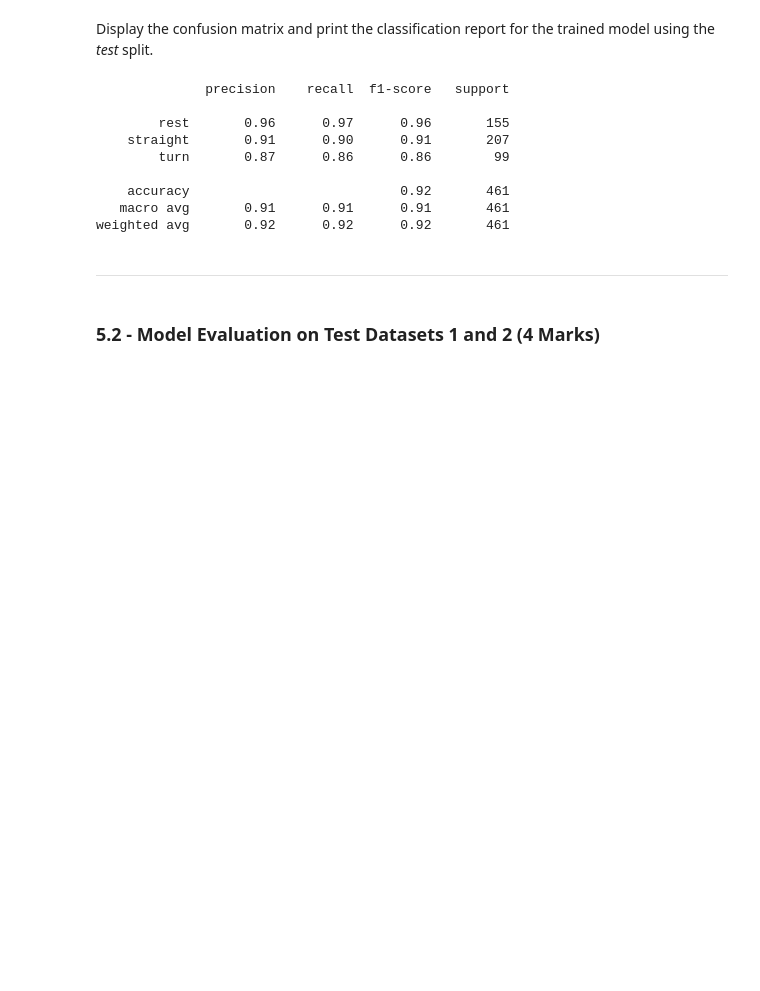
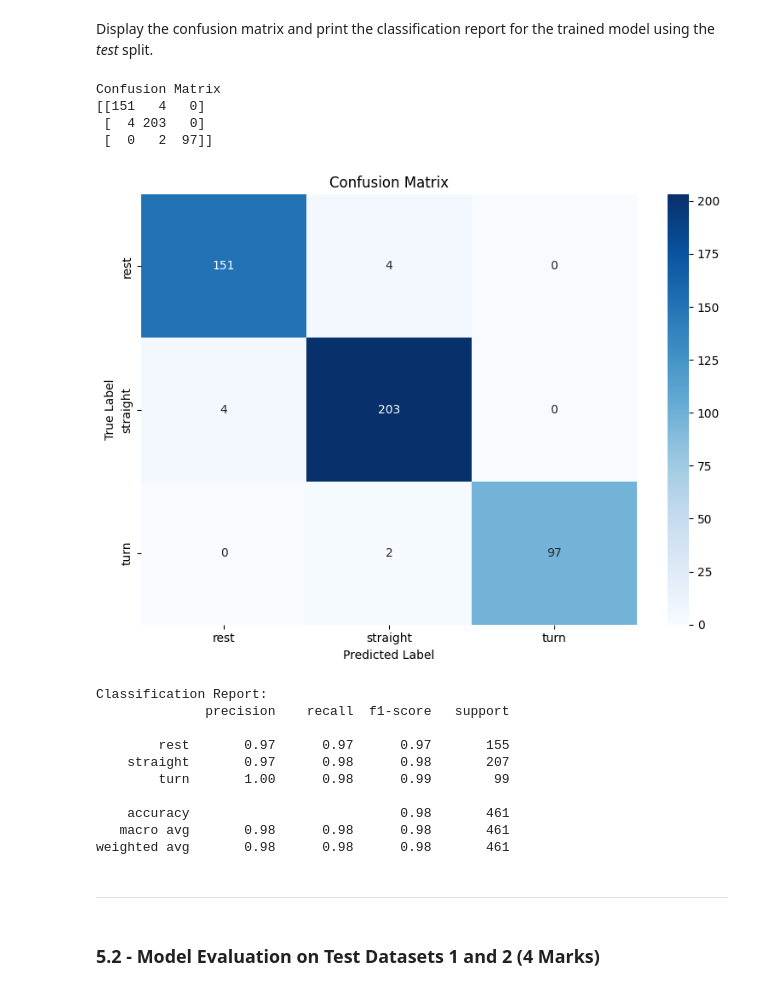
Before and after one commit to quinnledingham/engg680_2024_fall, a Jupyter notebook: Lab_Assignment4/VehicleMotionStateClassification.ipynb, the cells around one changed output. Cells and saved outputs as stored; diff of their text form; code cells hidden in the pictures; blank space fills up the shorter version.

```diff
--- a/Lab_Assignment4/VehicleMotionStateClassification.ipynb
+++ b/Lab_Assignment4/VehicleMotionStateClassification.ipynb
@@ -1220,6 +1106,5 @@ ___
 1.
 # %%
 # TODO - Load group selected features from cv_set to X
-# X =
+X = cv_set.drop('motion_state', axis=1)
 X.head(2)
-x = cv_set.drop('motion_state', axis=1)
@@ -1235,4 +1124,4 @@ ___
 Similar to the steps from **1.2.2** and perform model training and tuning using for the model selected. Perform the `train_test_split`, initiate a `Pipeline`, then define the *Parameters* for `GridSearchCV`. Finally, perfrom the grid search.
 # %%
 # TODO - Perform train/test split
-train_test_split(X, y, test_size=0.3, random_state=42, stratify=y)
+X_train, X_test, y_train, y_test = train_test_split(X, y, test_size=0.3, random_state=42, stratify=y)
@@ -1257,17 +1128,19 @@ train_test_split(X, y, test_size=0.3, random_state=42, stratify=y)
 # %%
 # Perform any missing imports
+from sklearn.ensemble import RandomForestClassifier
 
 # TODO - Initiate the pipeline
 # (1 mark)
-# pipe =
-pipe = Pipeline([('scaler', StandardScaler()), ('classifier', SVC())])
+pipe = Pipeline([('scaler', StandardScaler()), ('classifier', RandomForestClassifier(random_state=42))])
 # %%
 # TODO - Define the parameter grid for your model
 # (3 marks)
-# param_grid =
 param_grid = {
-    'classifier__C': [0.1, 1, 10],
-    'classifier__gamma': [0.1, 1, 10]}
+    'classifier__n_estimators': [50, 100, 200],
+    'classifier__max_depth': [None, 10, 20],
+    'classifier__min_samples_split': [2, 5],
+    'classifier__criterion': ['gini', 'entropy']
+}
 # %%
 # TODO - Perform the grid search
 grid = GridSearchCV(pipe, param_grid, cv=5, scoring='accuracy', return_train_score=True)
@@ -1311,17 +1182,26 @@ Test-set score: 0.92
 Display the confusion matrix and print the classification report for the trained model using the *test* split.
 # %%
 # TODO - Display confusion matrix and print classification report
-print(classification_report(y_test, grid.predict(X_test)))
+best_model = grid.best_estimator_
+X_pred = best_model.predict(X_test)
+
+display_cm_cr(y_test, X_pred)
 # %% [output]
-              precision    recall  f1-score   support
-
-        rest       0.96      0.97      0.96       155
-    straight       0.91      0.90      0.91       207
-        turn       0.87      0.86      0.86        99
-
-    accuracy                           0.92       461
-   macro avg       0.91      0.91      0.91       461
-weighted avg       0.92      0.92      0.92       461
+Confusion Matrix
+[[151   4   0]
+ [  4 203   0]
+ [  0   2  97]]
+[figure, added]
+Classification Report:
+              precision    recall  f1-score   support
+
+        rest       0.97      0.97      0.97       155
+    straight       0.97      0.98      0.98       207
+        turn       1.00      0.98      0.99        99
+
+    accuracy                           0.98       461
+   macro avg       0.98      0.98      0.98       461
+weighted avg       0.98      0.98      0.98       461
 # %% [markdown]
 ___
 # %% [markdown]
```
Also changed, not shown: parts of 49 cells of this notebook.
